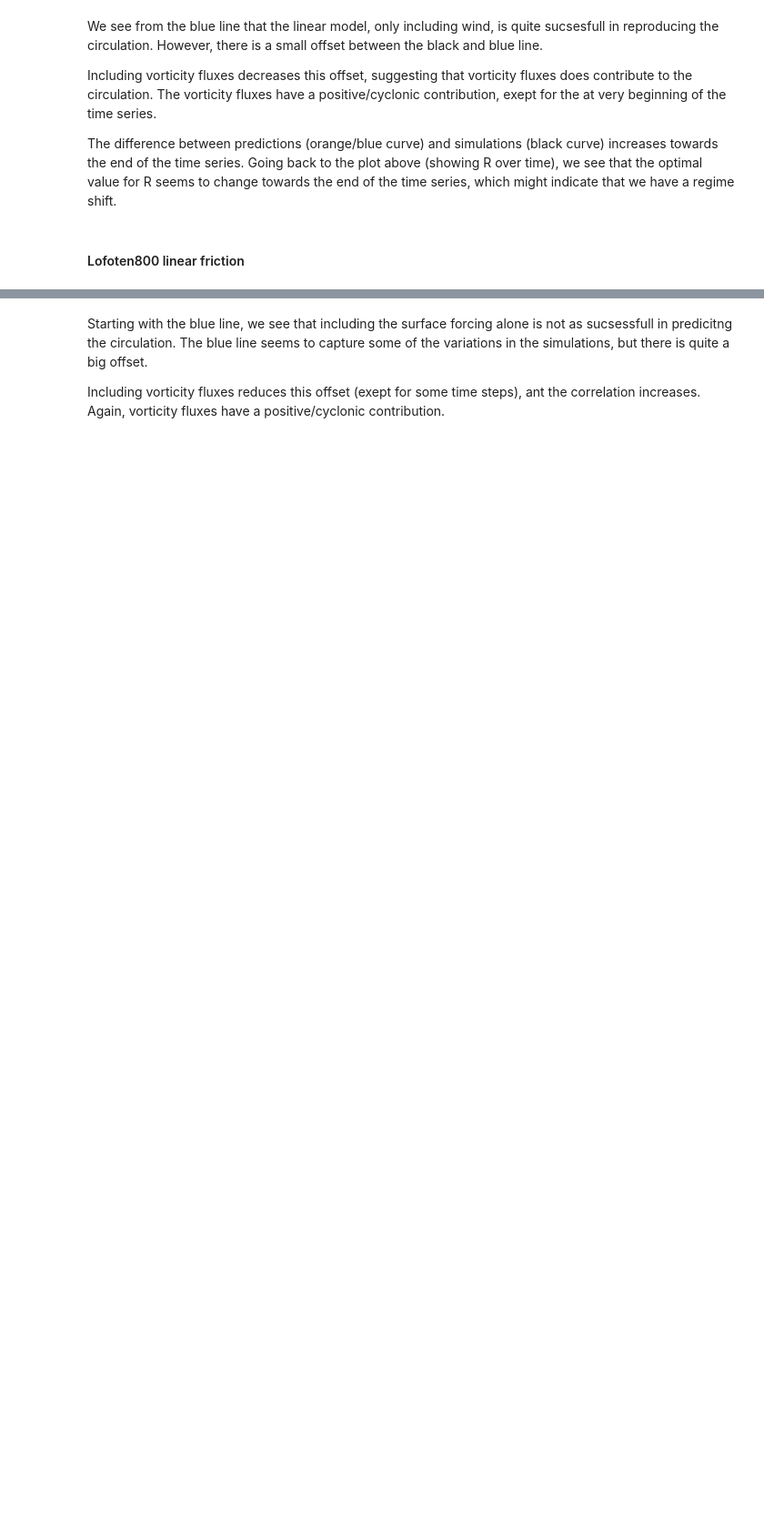
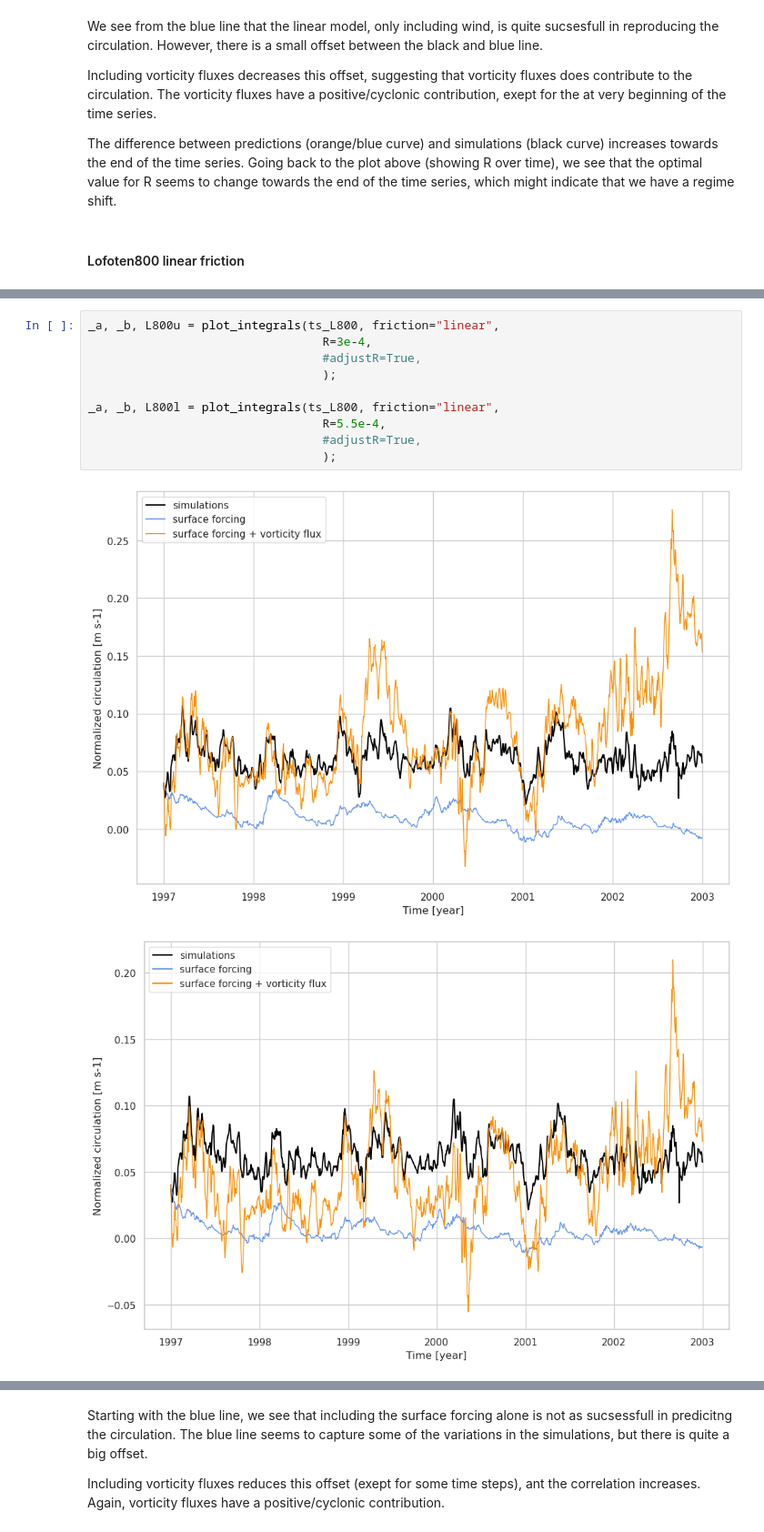
Before and after one commit to alpsjur/Vorticity-Driven-Circulation, a Jupyter notebook: notebooks/Present_2.ipynb, the cells around one changed output, grey strips where cells are left out. Shown at 91% size. Cells and saved outputs as stored; diff of their text form; blank space fills up the shorter version.

```diff
--- a/notebooks/Present_2.ipynb
+++ b/notebooks/Present_2.ipynb
@@ -166,0 +172,13 @@ figL800.savefig("figures/L800_time_integral_adjusted_R.png")
+# %%
+_a, _b, L800u = plot_integrals(ts_L800, friction="linear",
+                                 R=3e-4,
+                                 #adjustR=True,
+                                 );
+
+_a, _b, L800l = plot_integrals(ts_L800, friction="linear",
+                                 R=5.5e-4,
+                                 #adjustR=True,
+                                 );
+# %% [output]
+[figure, added]
+[figure, added]
```
Also changed, not shown: parts of 4 cells of this notebook, 12 other files.
